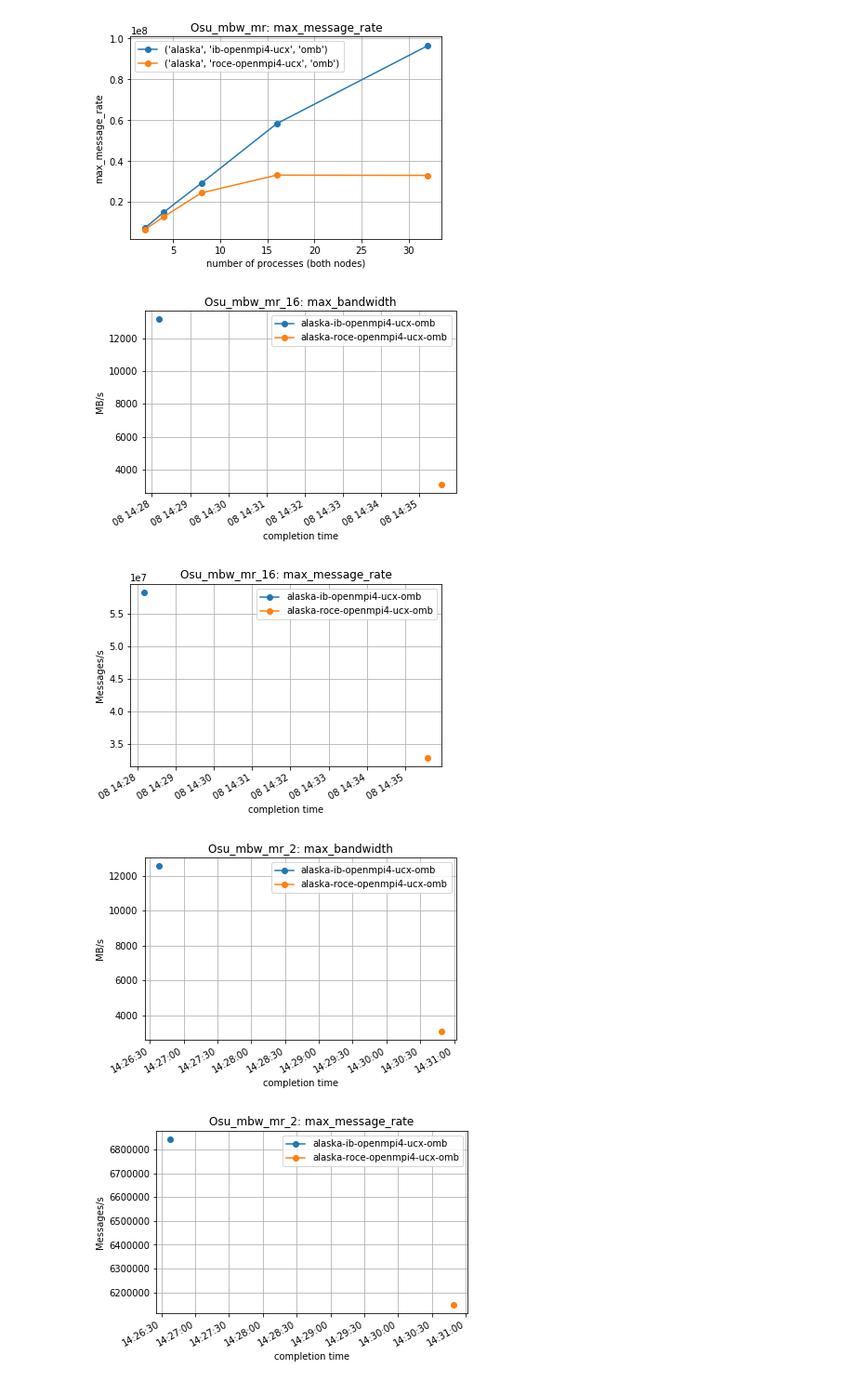
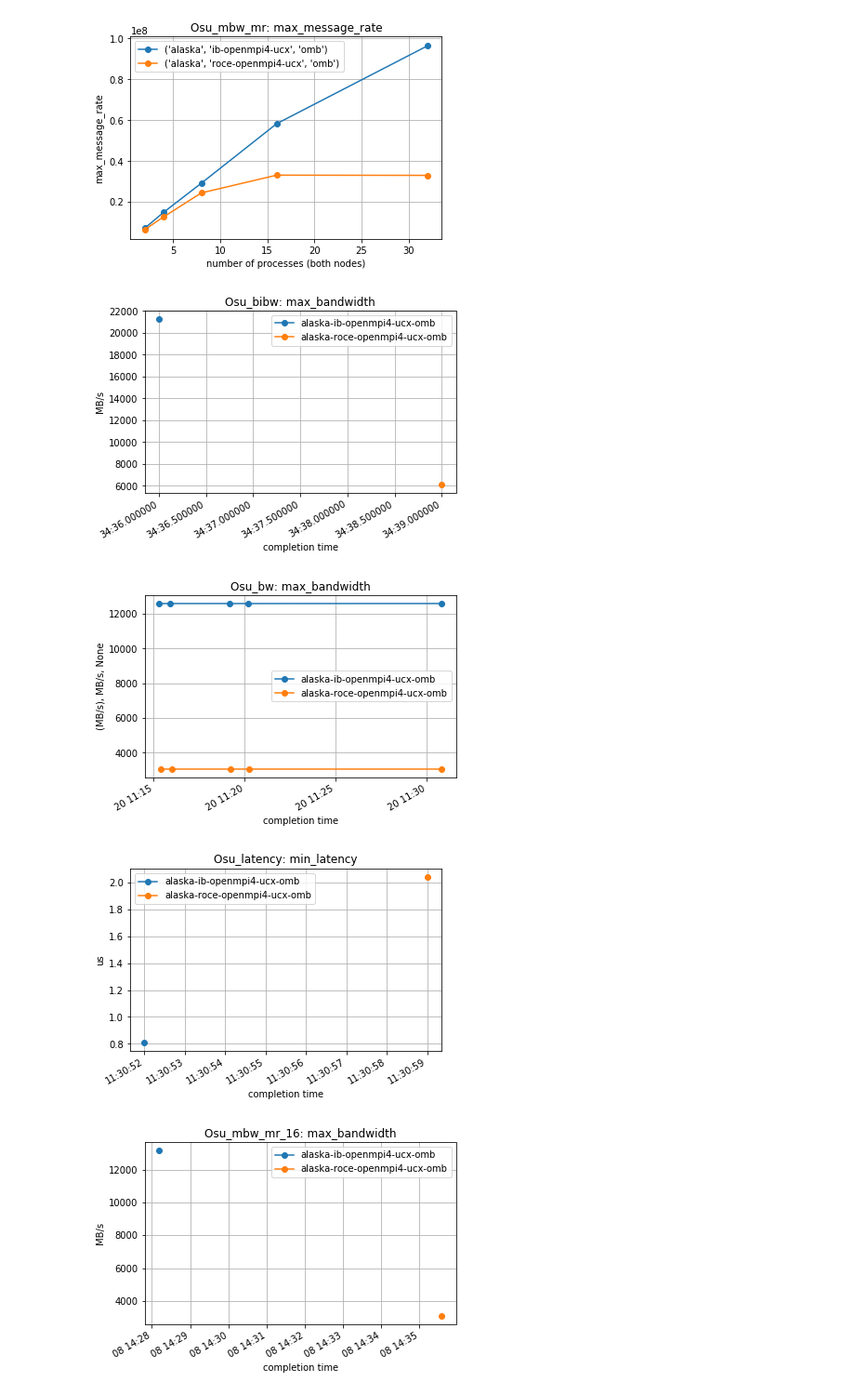
Before and after one commit to ukri-excalibur/excalibur-tests, a Jupyter notebook: omb/OMB.ipynb, the cells around one changed output. Shown: that part at 93% size. Drawn from its saved outputs; the diff is of its cells as text; code cells hidden in the pictures.

Commit message:
update OMB plots for all tests

```diff
--- a/omb/OMB.ipynb
+++ b/omb/OMB.ipynb
@@ -91,8 +78,9 @@ loaded 20 performance records
 # %%
-# Plot performance history:
+# Historical plots for all performance variables:
+perf_records = modules.utils.load_perf_logs('../perflogs', 'Osu_', '.log')
 modules.plots.plot_perf_history(perf_records)
 # %% [output]
-[figure, old version]
+[figure, new version]
-[figure, old version]
+[figure, new version]
-[figure, old version]
+[figure, new version]
-[figure, old version]
+[figure, new version]
```
Also changed, not shown: parts of 9 cells of this notebook, 2 other files.
